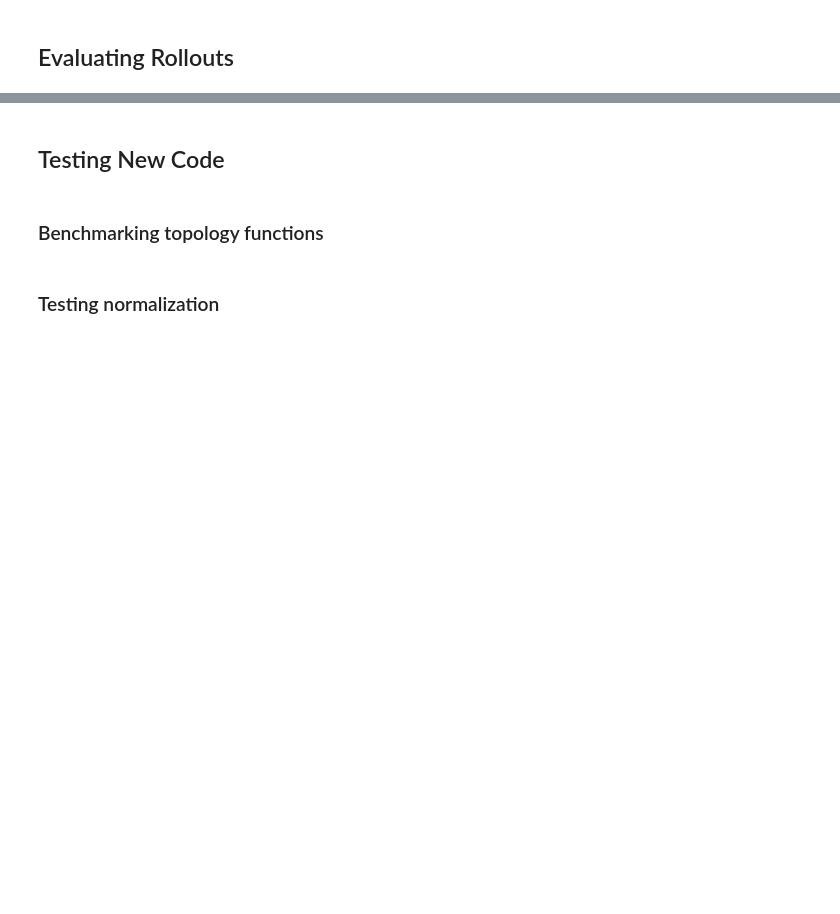
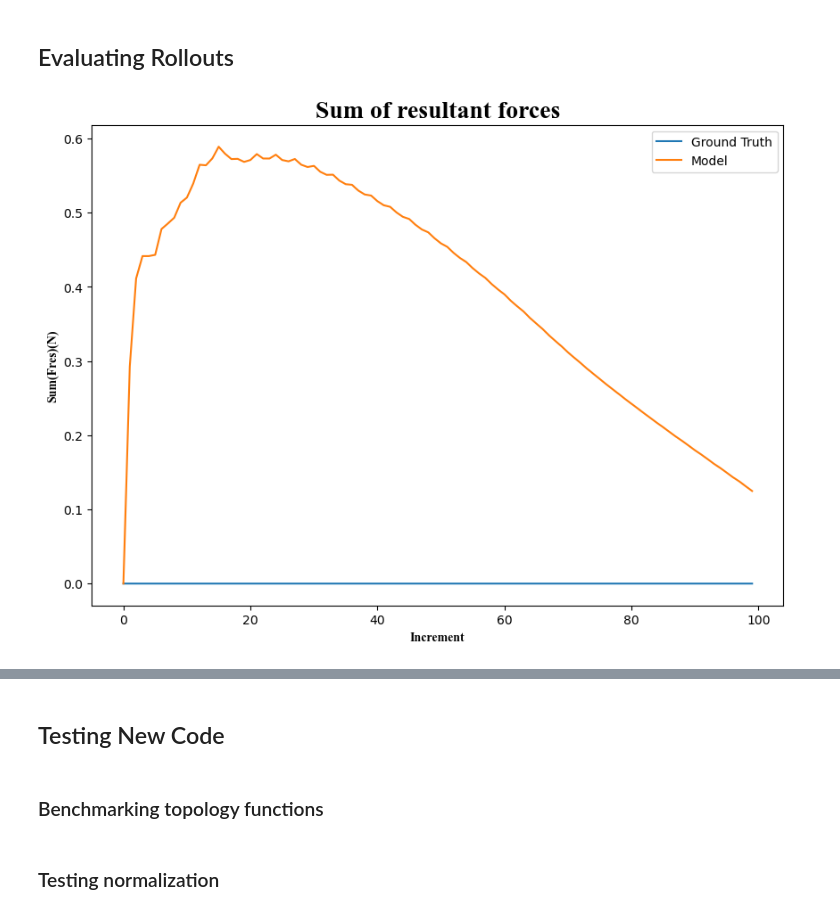
Before and after one commit to MaxGeraedts/DEM-GNN, a Jupyter notebook: Main.ipynb, the cells around one changed output, grey strips where cells are left out. Drawn from its saved outputs; the diff is of its cells as text; code cells hidden in the pictures; blank space fills up the shorter version.

```diff
--- a/Main.ipynb
+++ b/Main.ipynb
@@ -100,0 +98,3 @@ for sample_idx in [0]:
+# %%
+data = Simulation.GroundTruth[0]
+datalist = Simulation.GroundTruth
@@ -123,3 +115,11 @@ fig, axs = PlotStressComparison(Simulation,Fcontact_GT,Fcontact_ML,Plot_ML=True)
+# %%
+from Plotting import PlotFres
+from Evaluation import NormalizedResultantForce
+Fnorm_ML = np.array([NormalizedResultantForce(data) for data in Simulation.ML_rollout])
+Fnorm_GT = np.array([NormalizedResultantForce(data) for data in Simulation.GroundTruth])
+fig = PlotFres(np.sum(Fnorm_GT,axis=1),np.sum(Fnorm_ML,axis=1))
+# %% [output]
+[figure, added]
 # %%
 from Plotting import PlotForceDistributionComparison
 quantiles = [1,5,10,25,50]
```
Also changed, not shown: parts of 11 cells of this notebook, 3 other files.
